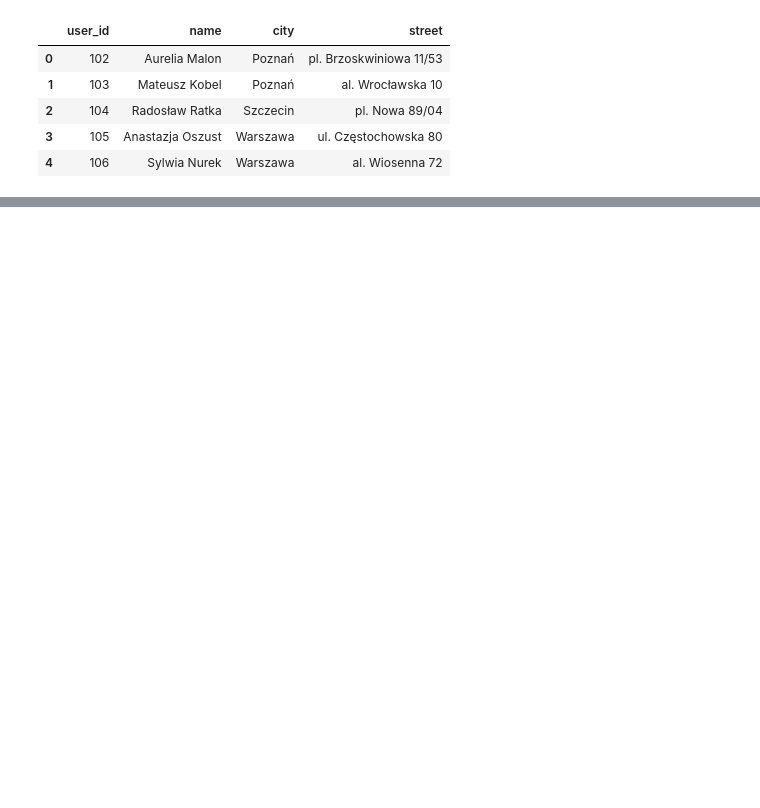
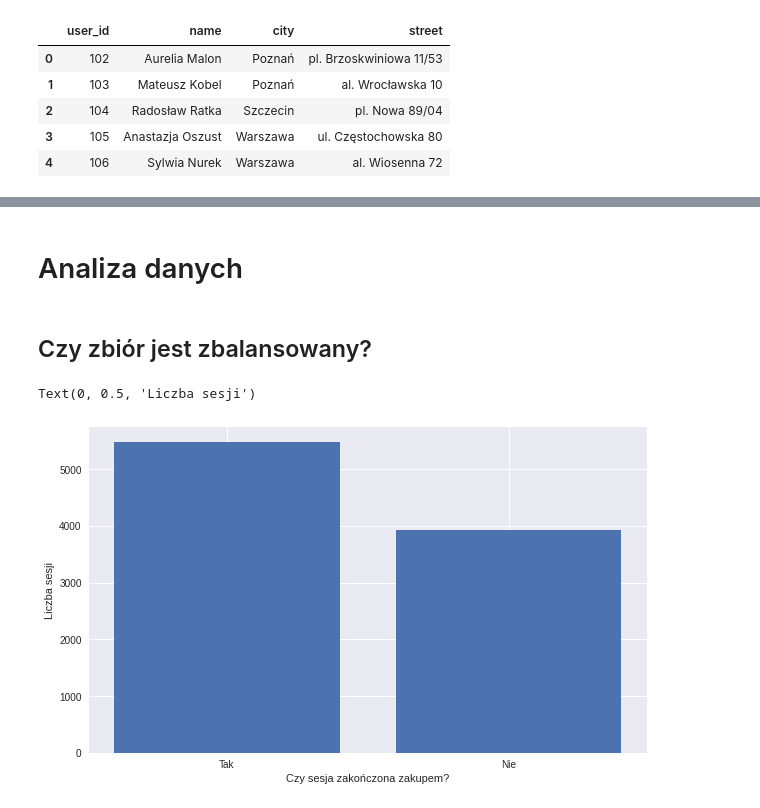
Before and after one commit to lukasz-staniszewski/purchase-in-session-analysis, a Jupyter notebook: notebooks/data_exploration/user_analysis.ipynb, the cells around one changed output, grey strips where cells are left out. Drawn from its saved outputs; the diff is of its cells as text; code cells hidden in the pictures; blank space fills up the shorter version.

```diff
--- a/notebooks/data_exploration/user_analysis.ipynb
+++ b/notebooks/data_exploration/user_analysis.ipynb
@@ -86,0 +108,15 @@ Analyse user cities of living
+# %% [markdown]
+# Analiza danych
+# %% [markdown]
+## Czy zbiór jest zbalansowany?
+# %%
+sessions_with_purchase = df.loc[df['purchased'] == 1]
+# %%
+sessions_without_purchase = df.loc[df['purchased'] == 0]
+# %%
+plt.bar(['Tak', 'Nie'], [sessions_with_purchase.shape[0], sessions_without_purchase.shape[0]])
+plt.xlabel('Czy sesja zakończona zakupem?')
+plt.ylabel('Liczba sesji')
+# %% [output]
+Text(0, 0.5, 'Liczba sesji')
+[figure, added]
```
Also changed, not shown: parts of 61 cells of this notebook, 1 other file.
